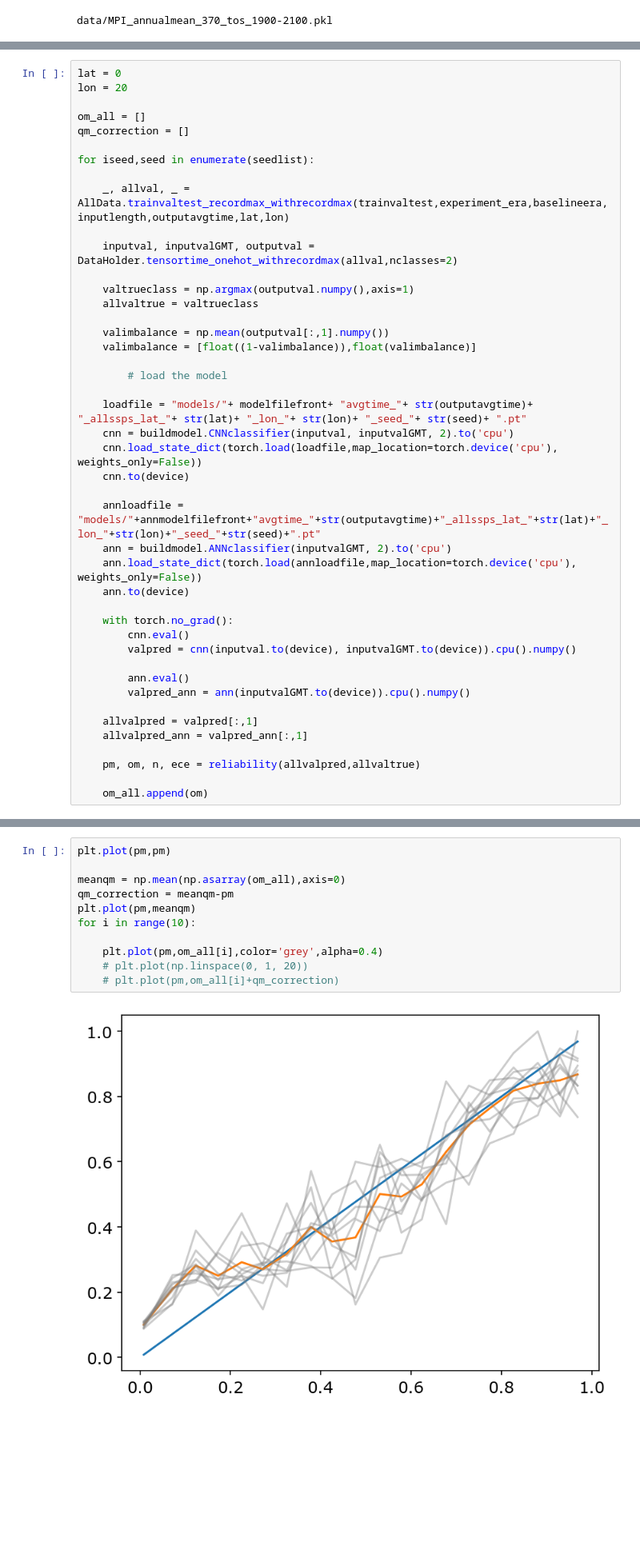
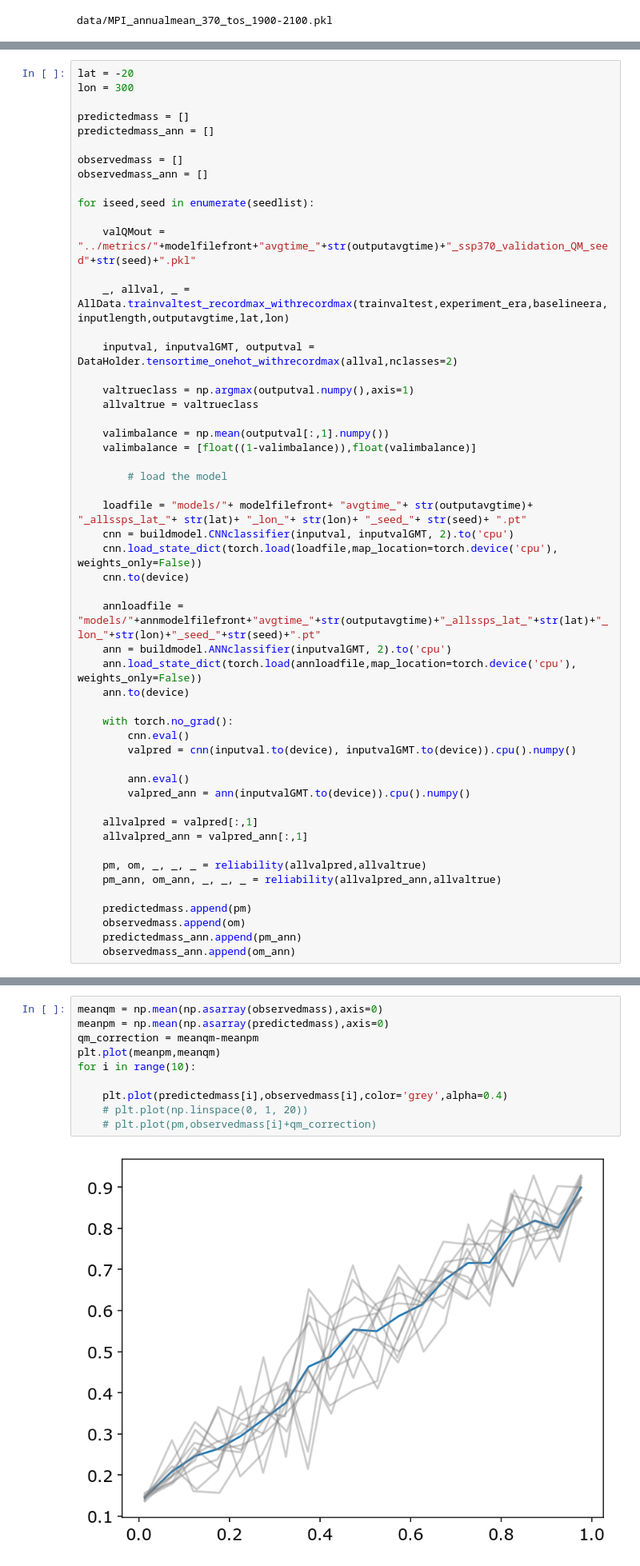
Before and after one commit to emily-gordy/predictability-emergence, a Jupyter notebook: calibration.ipynb, the cells around one changed output, grey strips where cells are left out. Shown at 80% size. Saved outputs shown, nothing was run; the diff lists cells and outputs as text; blank space fills up the shorter version.

```diff
--- a/calibration.ipynb
+++ b/calibration.ipynb
@@ -143,11 +168,16 @@ def reliability(p, y, w=None, n_bins=20, strategy="none"):
 # %%
-lat = 0
-lon = 20
+lat = -20
+lon = 300
 
-om_all = []
-qm_correction = []
+predictedmass = []
+predictedmass_ann = []
+
+observedmass = []
+observedmass_ann = []
 
 for iseed,seed in enumerate(seedlist):
+
+    valQMout = "../metrics/"+modelfilefront+"avgtime_"+str(outputavgtime)+"_ssp370_validation_QM_seed"+str(seed)+".pkl"
 
     _, allval, _ = AllData.trainvaltest_recordmax_withrecordmax(trainvaltest,experiment_era,baselineera,inputlength,outputavgtime,lat,lon)
 
@@ -181,9 +211,13 @@ for iseed,seed in enumerate(seedlist):
     allvalpred = valpred[:,1]
     allvalpred_ann = valpred_ann[:,1]
 
-    pm, om, n, ece = reliability(allvalpred,allvaltrue)
+    pm, om, _, _, _ = reliability(allvalpred,allvaltrue)
+    pm_ann, om_ann, _, _, _ = reliability(allvalpred_ann,allvaltrue)
 
-    om_all.append(om)
+    predictedmass.append(pm)
+    observedmass.append(om)
+    predictedmass_ann.append(pm_ann)
+    observedmass_ann.append(om_ann)
 # %% [output]
 baseline for temp records is 0 50
 indices of future period are 104 -4
@@ -205,13 +242,12 @@ working on 370
 # %%
-plt.plot(pm,pm)
-
-meanqm = np.mean(np.asarray(om_all),axis=0)
-qm_correction = meanqm-pm
-plt.plot(pm,meanqm)
+meanqm = np.mean(np.asarray(observedmass),axis=0)
+meanpm = np.mean(np.asarray(predictedmass),axis=0)
+qm_correction = meanqm-meanpm
+plt.plot(meanpm,meanqm)
 for i in range(10):
 
-    plt.plot(pm,om_all[i],color='grey',alpha=0.4)
+    plt.plot(predictedmass[i],observedmass[i],color='grey',alpha=0.4)
     # plt.plot(np.linspace(0, 1, 20))
-    # plt.plot(pm,om_all[i]+qm_correction)
+    # plt.plot(pm,observedmass[i]+qm_correction)
 # %% [output]
-[figure, old version]
+[figure, new version]
```
Also changed, not shown: parts of 17 cells of this notebook, 1 other file.
